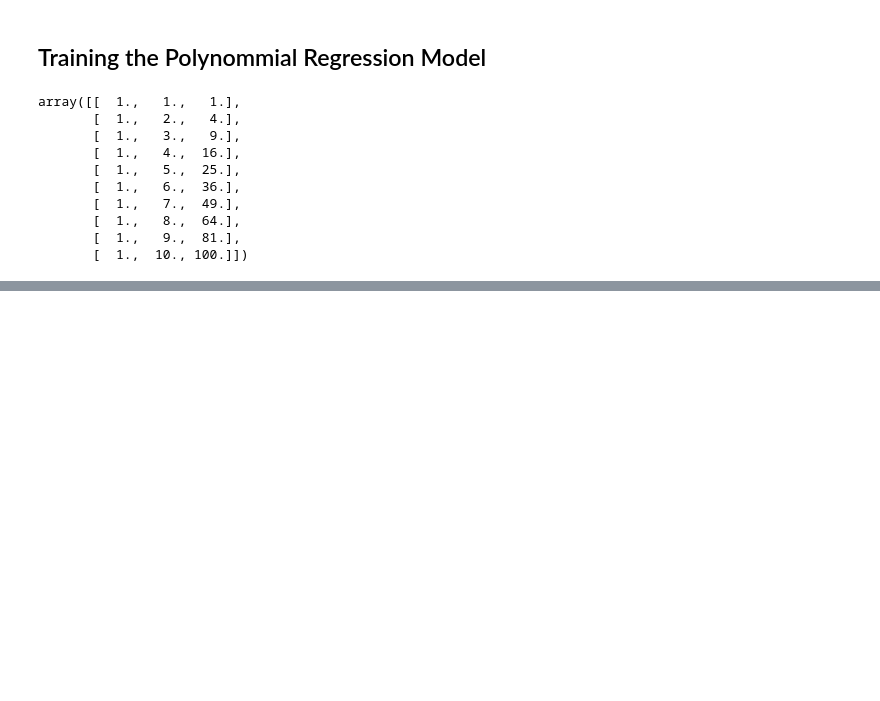
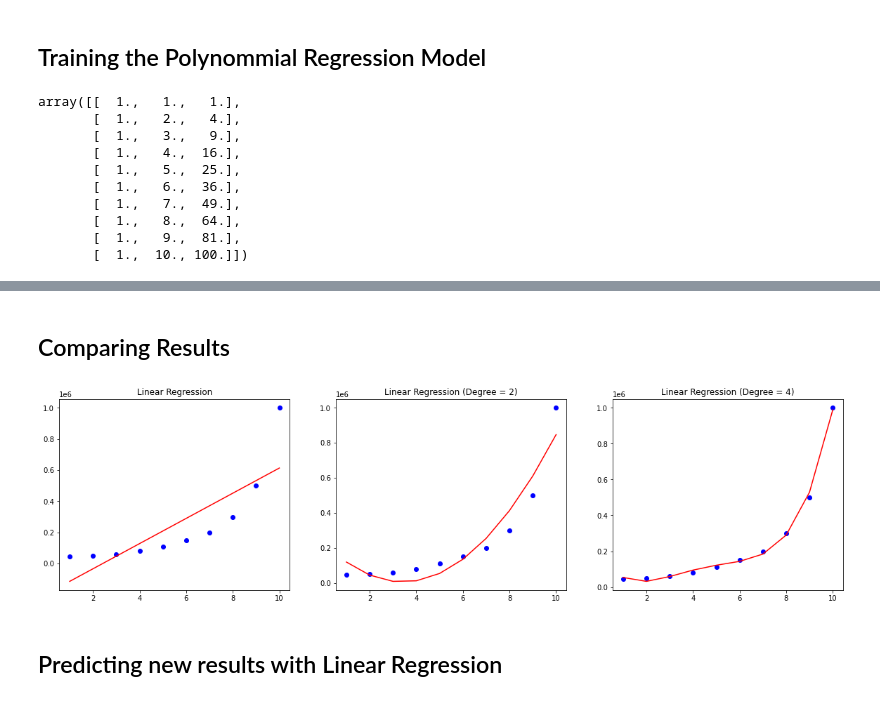
Before and after one commit to deepak-chouhan/ML-Algorithms-Practice, a Jupyter notebook: Regression/3_Polynomial-Regression/Polynomial-Regression.ipynb, the cells around one changed output, grey strips where cells are left out. Drawn from its saved outputs; the diff is of its cells as text; code cells hidden in the pictures; blank space fills up the shorter version.

```diff
--- a/Regression/3_Polynomial-Regression/Polynomial-Regression.ipynb
+++ b/Regression/3_Polynomial-Regression/Polynomial-Regression.ipynb
@@ -82,0 +129,23 @@ array([[  1.,   1.,   1.],
+# %% [markdown]
+## Comparing Results
+# %%
+fig, (ax1, ax2, ax3) = plt.subplots(ncols=3, figsize=(20, 5))
+
+# Linear Regression
+ax1.scatter(X, y, c="blue")
+ax1.plot(X, linear_reg.predict(X), c="red")
+ax1.set_title("Linear Regression")
+
+# Polynomial Regression (Degree = 2)
+ax2.scatter(X, y, c="blue")
+ax2.plot(X, linear_reg_2.predict(X_poly), c="red")
+ax2.set_title("Linear Regression (Degree = 2)")
+
+# Polynomial Regression (Degree = 4)
+ax3.scatter(X, y, c="blue")
+ax3.plot(X, linear_reg_3.predict(X_poly_higher), c="red")
+ax3.set_title("Linear Regression (Degree = 4)");
+# %% [output]
+[figure, added]
+# %% [markdown]
+## Predicting new results with Linear Regression
```
Also changed, not shown: parts of 14 cells of this notebook, 3 other files.
